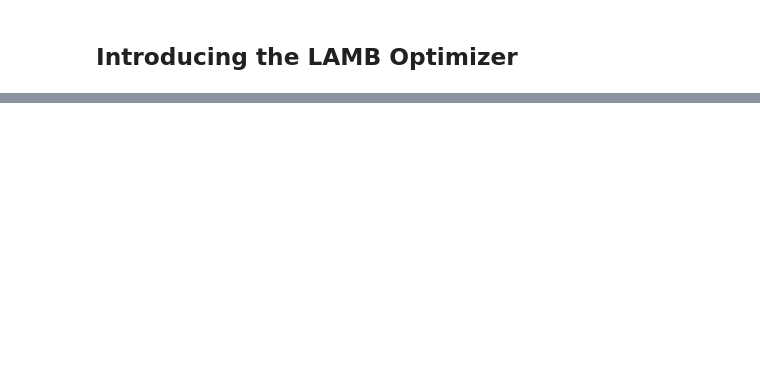
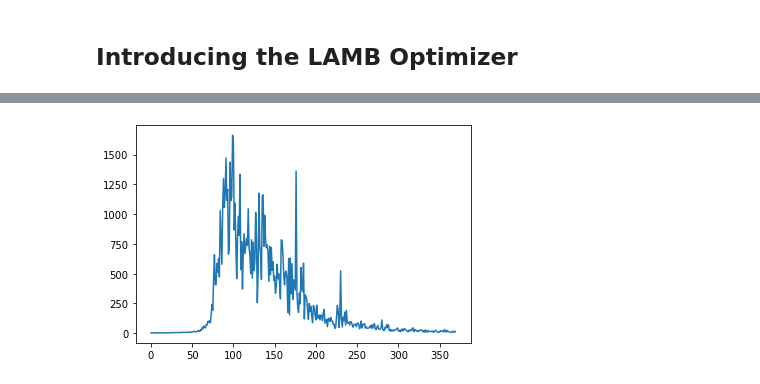
Before and after one commit to bachaudhry/fastai_test_implement, a Jupyter notebook: pytorch_NN_mechanics/06_Optimizers_tweaking.ipynb, the cells around one changed output, grey strips where cells are left out. Saved outputs shown, nothing was run; the diff lists cells and outputs as text; code cells hidden in the pictures; blank space fills up the shorter version.

Commit message:
Added LAMB optimizer

```diff
--- a/pytorch_NN_mechanics/06_Optimizers_tweaking.ipynb
+++ b/pytorch_NN_mechanics/06_Optimizers_tweaking.ipynb
@@ -504,0 +587,21 @@ run.recorder.plot_lr()
+# %%
+# Implementing the code of the LAMB optimizer
+def lamb_step(param, lr, mom, mom_damp, step, sqr_mom,
+              sqr_damp, grad_avg, sqr_avg, eps, wd, **kwargs):
+    debias1 = debias(mom, mom_damp, step)
+    debias2 = debias(sqr_mom, sqr_damp, step)
+    r1 = param.data.pow(2).mean().sqrt()
+    step = (grad_avg/debias1) / ((sqr_avg/debias2).sqrt() + eps) + wd*param.data
+    r2 = step.pow(2).mean().sqrt()
+    param.data.add_(-lr * min(r1/r2, 10), step)
+    return param
+
+lamb_step._defaults = dict(eps=1e-6, wd=0.)
+# %%
+lamb = partial(StatefulOptimizer, steppers=lamb_step,
+               stats=[AverageGrad(dampening=True), AverageSqrGrad(), StepCount()])
+# %%
+learn, run = get_learn_run(nfs, data, lr=0.003, layer=conv_layer,
+                           cbs=callbacks, opt_func=lamb)
+# %%
+run.fit(5, learn)
@@ -504,0 +619,4 @@ run.recorder.plot_lr()
+# %%
+run.recorder.plot_loss()
+# %% [output]
+[figure, added]
```
Also changed, not shown: parts of 22 cells of this notebook.
